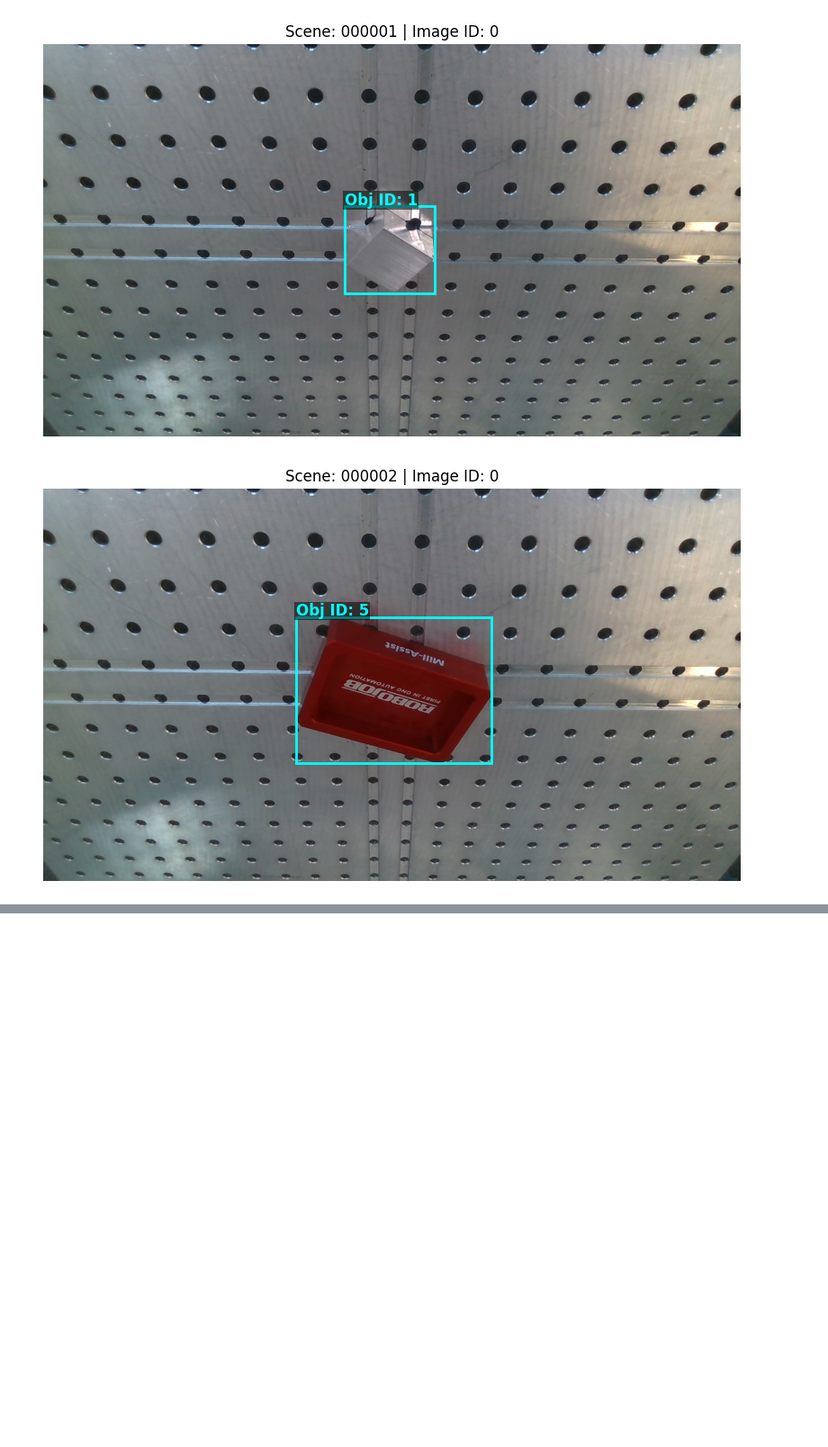
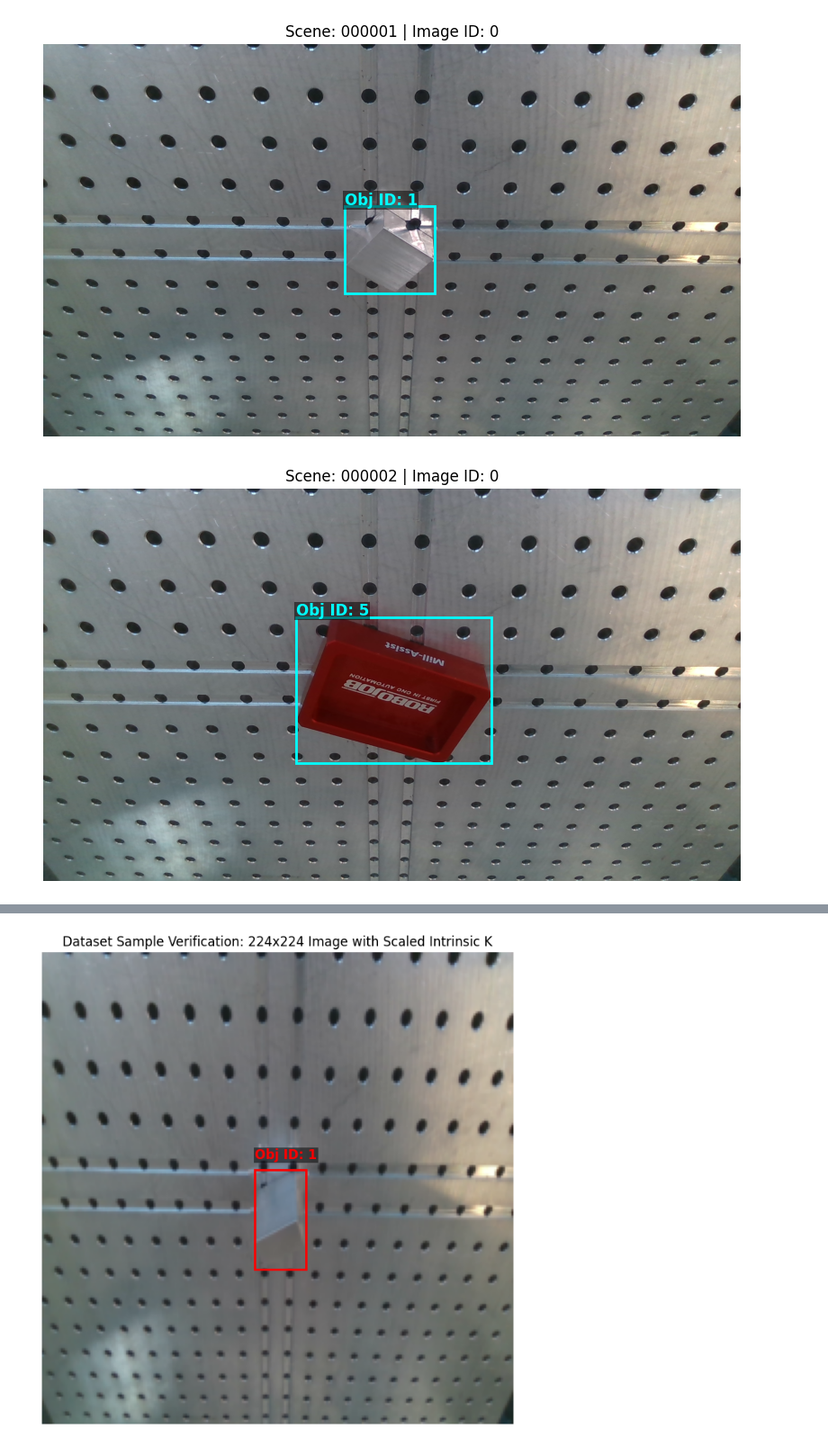
Before and after one commit to Eikthyrnir/uam-cv-sim-to-real-interpretability, a Jupyter notebook: DIMO_sandbox.ipynb, the cells around one changed output, grey strips where cells are left out. Shown at 90% size. Cells and saved outputs as stored; diff of their text form; code cells hidden in the pictures; blank space fills up the shorter version.

Commit message:
added torch dataset

```diff
--- a/DIMO_sandbox.ipynb
+++ b/DIMO_sandbox.ipynb
@@ -129,13 +165,0 @@ tar: Ignoring unknown extended header keyword 'LIBARCHIVE.xattr.com.apple.lastus
-# %%
-# List the extracted structure (up to a certain depth or just the top directories)
-
-base_extract_path = "/content/DIMO/dimo"
-for root, dirs, files in os.walk(base_extract_path):
-    level = root.replace(base_extract_path, '').count(os.sep)
-    indent = ' ' * 4 * (level)
-    print(f"{indent}{os.path.basename(root)}/")
-    subindent = ' ' * 4 * (level + 1)
-    for f in files[:15]: # Show max 5 files per directory to keep output clean
-        print(f"{subindent}{f}")
-    if len(files) > 15:
-        print(f"{subindent}... and {len(files)-15} more files")
@@ -168,7 +174,7 @@ from PIL import Image
 import matplotlib.patches as patches
 
 # Let's inspect scene 000300
-scene_dir = '/content/DIMO/dimo/real_d415/000300'
+scene_dir = '/content/dimo/real_d415/000300'
 
 # Load ground truth annotations
 with open(os.path.join(scene_dir, 'scene_gt.json'), 'r') as f:
@@ -309,7 +327,7 @@ from PIL import Image
 import matplotlib.patches as patches
 
 # Cache for 3D models to speed up projection across multiple images
-models_dir = '/content/DIMO/dimo/models'
+models_dir = '/content/dimo/models'
 models_cache = {}
 
 def get_model_vertices(obj_id):
@@ -380,0 +516,56 @@ Visualizing samples using DimoLoader structure...
+# %%
+import matplotlib.pyplot as plt
+import matplotlib.patches as patches
+import torch
+import numpy as np
+
+# 1. Fetch the first sample from our dataset
+sample_idx = 0
+img_t, R_t, t_t, K_t = train_dataset[sample_idx]
+obj_id = train_dataset.samples[sample_idx]['obj_id']
+
+# 2. Un-normalize the image tensor for visualization
+mean = torch.tensor([0.485, 0.456, 0.406]).view(3, 1, 1)
+std = torch.tensor([0.229, 0.224, 0.225]).view(3, 1, 1)
+img_display = img_t * std + mean
+# Convert to numpy (H, W, C) and clip values to valid range [0, 1]
+img_display = img_display.numpy().transpose(1, 2, 0)
+img_display = np.clip(img_display, 0, 1)
+
+# 3. Convert poses and camera matrices to numpy arrays
+R = R_t.numpy()
+t = t_t.numpy().reshape(3, 1)
+K = K_t.numpy()
+
+# 4. Get the 3D vertices for this object
+vertices = get_model_vertices(obj_id)
+
+# 5. Project the 3D vertices to 2D image coordinates
+# Transform to camera coordinates
+pts_cam = (R @ vertices.T) + t
+# Project using the SCALED intrinsic matrix
+pts_2d = K @ pts_cam
+
+# Normalize by depth (Z) to get pixel coordinates
+u = pts_2d[0, :] / pts_2d[2, :]
+v = pts_2d[1, :] / pts_2d[2, :]
+
+# Get bounding box extents
+xmin, xmax = np.min(u), np.max(u)
+ymin, ymax = np.min(v), np.max(v)
+width, height = xmax - xmin, ymax - ymin
+
+# 6. Plot the image and the projected bounding box
+fig, ax = plt.subplots(1, figsize=(8, 8))
+ax.imshow(img_display)
+
+rect = patches.Rectangle((xmin, ymin), width, height, linewidth=2, edgecolor='red', facecolor='none')
+ax.add_patch(rect)
+ax.text(xmin, ymin - 5, f"Obj ID: {obj_id}", color='red', fontsize=12, fontweight='bold',
+        bbox=dict(facecolor='black', alpha=0.5, edgecolor='none', pad=1))
+
+plt.title("Dataset Sample Verification: 224x224 Image with Scaled Intrinsic K")
+plt.axis('off')
+plt.show()
+# %% [output]
+[figure, added]
```
Also changed, not shown: parts of 23 cells of this notebook.
